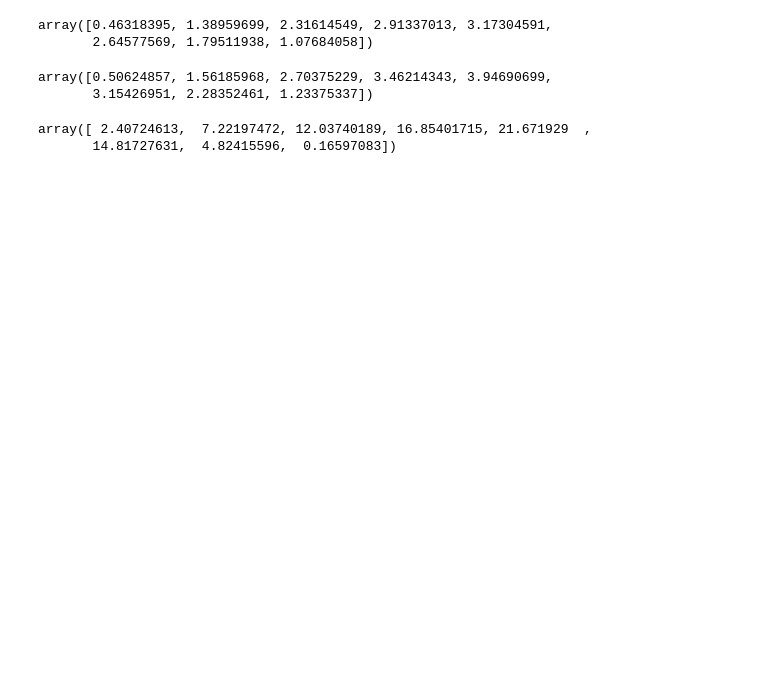
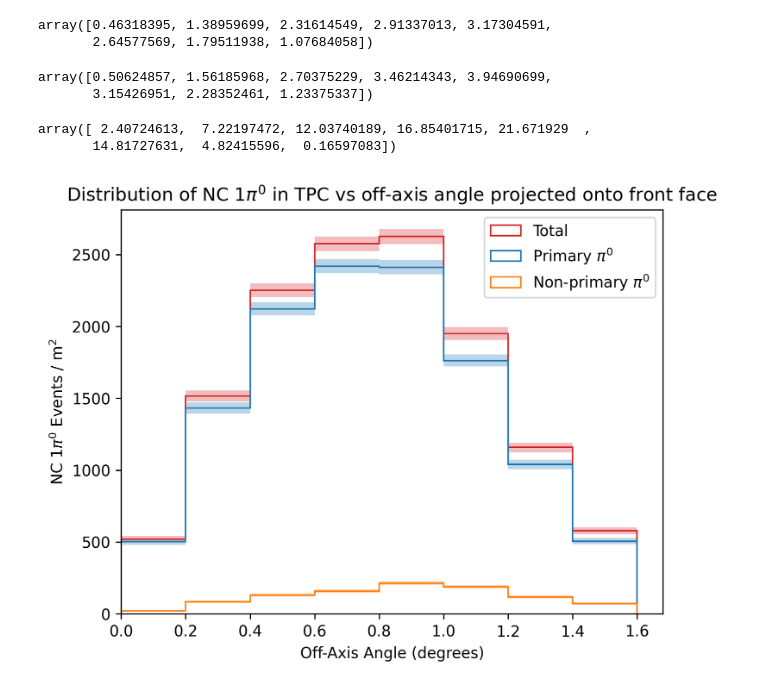
Before and after one commit to BMDragon/SBND_PRISM_Pi0_Study, a Jupyter notebook: pi0VertexPlots.ipynb, the cells around one changed output. Saved outputs shown, nothing was run; the diff lists cells and outputs as text; code cells hidden in the pictures; blank space fills up the shorter version.

Commit message:
Make more pi0 plots

```diff
--- a/pi0VertexPlots.ipynb
+++ b/pi0VertexPlots.ipynb
@@ -21,7 +21,7 @@ beamCenterY = 0
 beamCenterZ = 11000
 # %%
 # Plot settings
-colorTot = 'C0'; colorP = 'C1'; colorNP = 'C2'
+colorTot = 'C3'; colorP = 'C0'; colorNP = 'C1'
 ylimit = (0,)
 xlimit=(0,)
 erAlpha = 0.3
@@ -99,5 +99,47 @@ norm_vols
 # %% [output]
 array([ 2.40724613,  7.22197472, 12.03740189, 16.85401715, 21.671929  ,
        14.81727631,  4.82415596,  0.16597083])
+# %%
+pi0_angles_tot = np.array([])
+pi0_anglesP = np.array([])
+pi0_anglesNP = np.array([])
+for idx, row in df[df['is_NC'] & df["is_1pi0"]].iterrows():
+    if len(row['pi0_angle_front']) > 0:
+        for k in range(len(row['pi0_angle_front'])):
+            if row['in_TPC_g4'][k]:
+                pi0_angles_tot = np.append(pi0_angles_tot, row['pi0_angle_front'][k])
+                if k == 0:
+                    pi0_anglesP = np.append(pi0_anglesP, row['pi0_angle_front'][k])
+                else:
+                    pi0_anglesNP = np.append(pi0_anglesNP, row['pi0_angle_front'][k])
+
+plt.figure(dpi=300)
+counts, bins, _ = plt.hist(pi0_angles_tot, bins=nbinsTPC, histtype='step')
+cP, bP, _ = plt.hist(pi0_anglesP, bins=bins, histtype='step')
+cNP, bNP, _ = plt.hist(pi0_anglesNP, bins=bins, histtype='step')
+wide = np.diff(bins)
+norm_counts = counts
+ncP = cP
+ncNP = cNP
+plt.clf()  # clear the previous plot
+bin_centers = 0.5 * (bins[:-1] + bins[1:])
+errors = np.sqrt(counts)
+errP = np.sqrt(cP)
+errNP = np.sqrt(cNP)
+plt.bar(bin_centers, 2*errors, width=wide, bottom=norm_counts-errors, color=colorTot, alpha=erAlpha, align='center', edgecolor='none')
+plt.hist(bins[:-1], bins=bins, weights=norm_counts, histtype='step', color=colorTot, label='Total')
+plt.bar(bin_centers, 2*errP, width=wide, bottom=ncP-errP, color=colorP, alpha=erAlpha, align='center', edgecolor='none')
+plt.hist(bins[:-1], bins=bins, weights=ncP, histtype='step', color=colorP, label='Primary $\pi^0$')
+plt.bar(bin_centers, 2*errNP, width=wide, bottom=ncNP-errNP, color=colorNP, alpha=erAlpha, align='center', edgecolor='none')
+plt.hist(bins[:-1], bins=bins, weights=ncNP, histtype='step', color=colorNP, label='Non-primary $\pi^0$')
+plt.title('Distribution of NC $1\pi^0$ in TPC vs off-axis angle projected onto front face')
+plt.xlabel('Off-Axis Angle (degrees)')
+plt.ylabel('NC $1\pi^0$ Events / m$^2$')
+plt.ylim(*ylimit)
+plt.xlim(*xlimit)
+plt.legend()
+plt.show()
+# %% [output]
+[figure, added]
 # %%
 pi0_angles_tot = np.array([])
```
Also changed, not shown: parts of 3 cells of this notebook.
